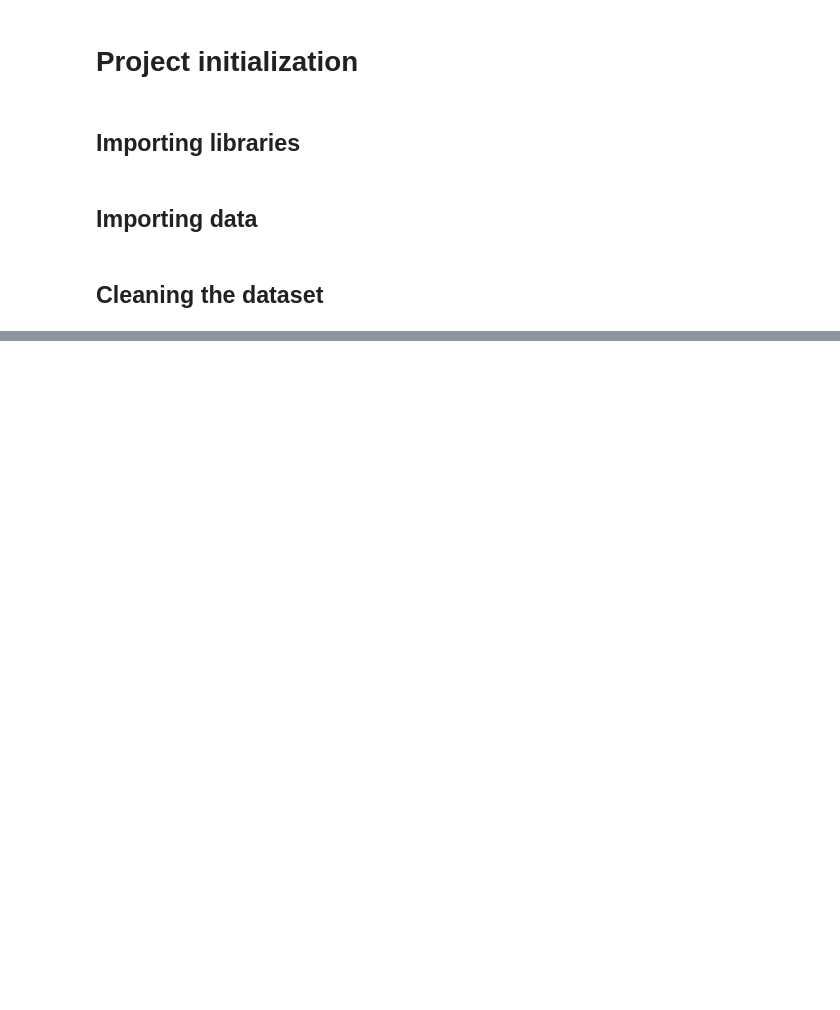
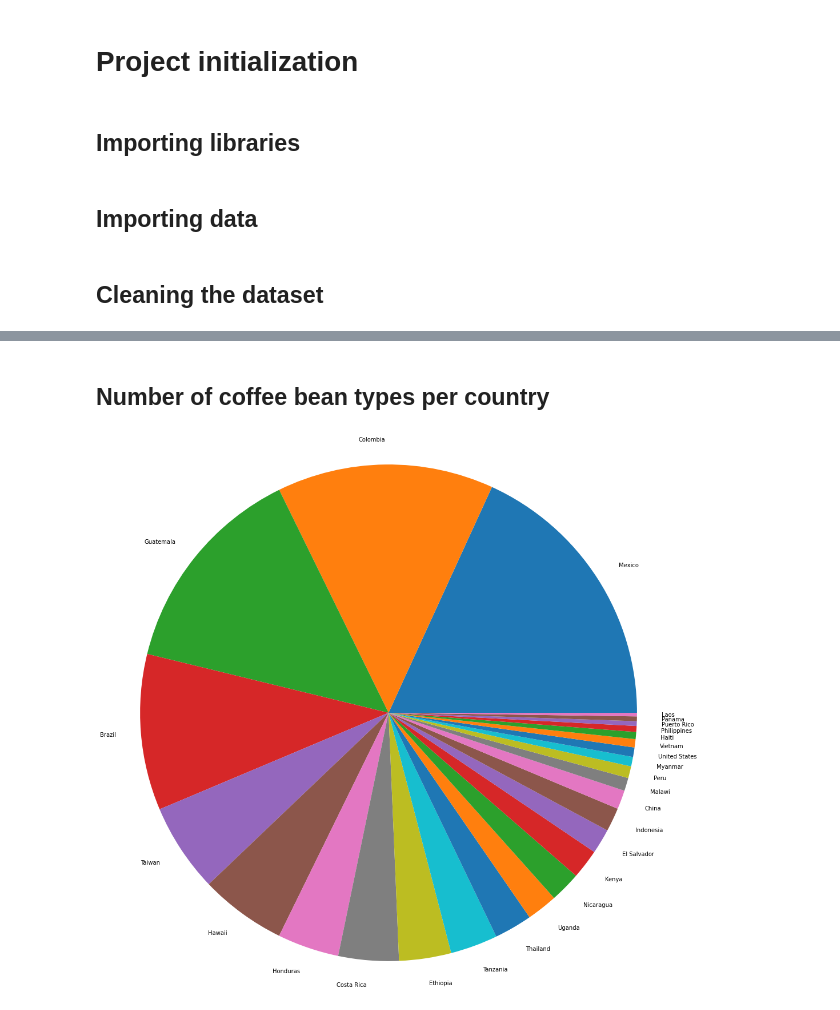
Before and after one commit to narancsjuice/data-analysis, a Jupyter notebook: coffee-analysis.ipynb, the cells around one changed output, grey strips where cells are left out. Drawn from its saved outputs; the diff is of its cells as text; code cells hidden in the pictures; blank space fills up the shorter version.

```diff
--- a/coffee-analysis.ipynb
+++ b/coffee-analysis.ipynb
@@ -8,8 +10,32 @@ import matplotlib as plt
 # %% [markdown]
 ## Importing data
 # %%
-df = pd.read_csv("data/coffeebeans.csv")
+# coffee beans in a certain coffe store
+df = pd.read_csv("data/coffeebeans.csv", parse_dates=["Harvest.Year"])
 # %% [markdown]
 ## Cleaning the dataset
 # %%
-df
+# change column names '.' to '_'
+df.columns = df.columns.str.replace('.', '_')
+
+# change feet to meter (all altitudes are already converted to meter, the unit was not corrected)
+df["unit_of_measurement"] = 'm'
+
+# convert harvest year to dates (some dates are in weird format, these will be lost during conversion)
+df["Harvest_Year"] = pd.to_datetime(df["Harvest_Year"], errors="coerce")
+
+# use grading dates for missing harvest years as these are pretty close to the harvest year
+df["Harvest_Year"].fillna(df["Grading_Date"], inplace=True)
+
+# only keep Year from the timestamp
+df["Harvest_Year"] = df["Harvest_Year"].dt.strftime("%Y")
+
+# replace country names
+countries = ["Tanzania, United Republic Of", "United States (Hawaii)", "United States (Puerto Rico)"]
+countries_new = ["Tanzania", "Hawaii", "Puerto Rico"]
+
+for c, cn in zip(countries, countries_new):
+    df = df.replace(to_replace=c, value=cn)
+
+# drop values with missing tcp rating
+df = df[df["Total_Cup_Points"] > 0]
@@ -29,0 +42,14 @@ df
+# %% [markdown]
+## Number of coffee bean types per country
+# %%
+coffee_per_country = df.groupby(["Country_of_Origin"]).count()
+
+# only show countries that have more than one coffee bean type
+coffee_per_country = coffee_per_country[~(coffee_per_country["Species"] <= 2)]
+coffee_per_country_sorted = coffee_per_country.sort_values(by="Species", ascending=False)
+
+plt.figure(figsize=(10,10))
+plt.pie(coffee_per_country_sorted["Species"], radius=2, labels=coffee_per_country_sorted.index)
+plt.show()
+# %% [output]
+[figure, added]
```
Also changed, not shown: parts of 10 cells of this notebook.
